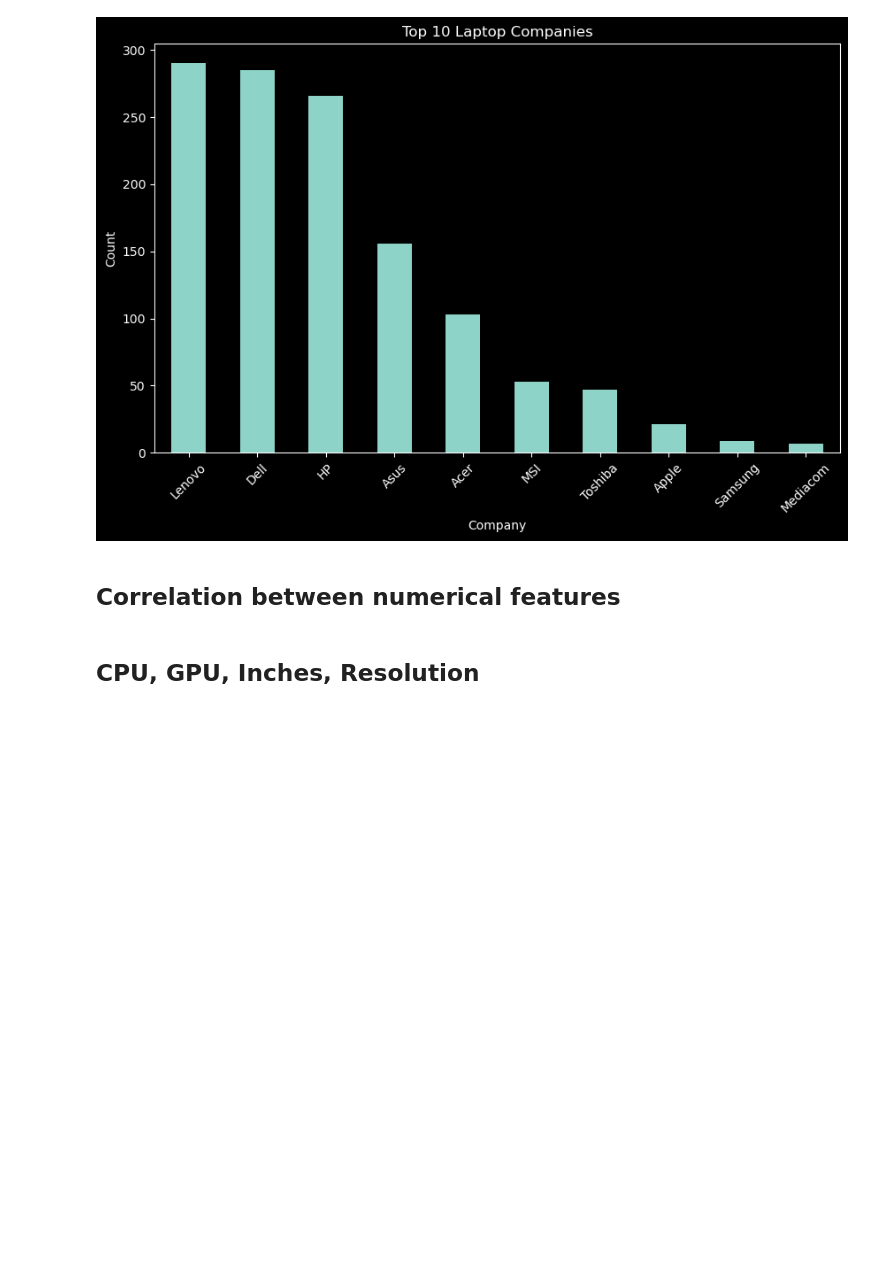
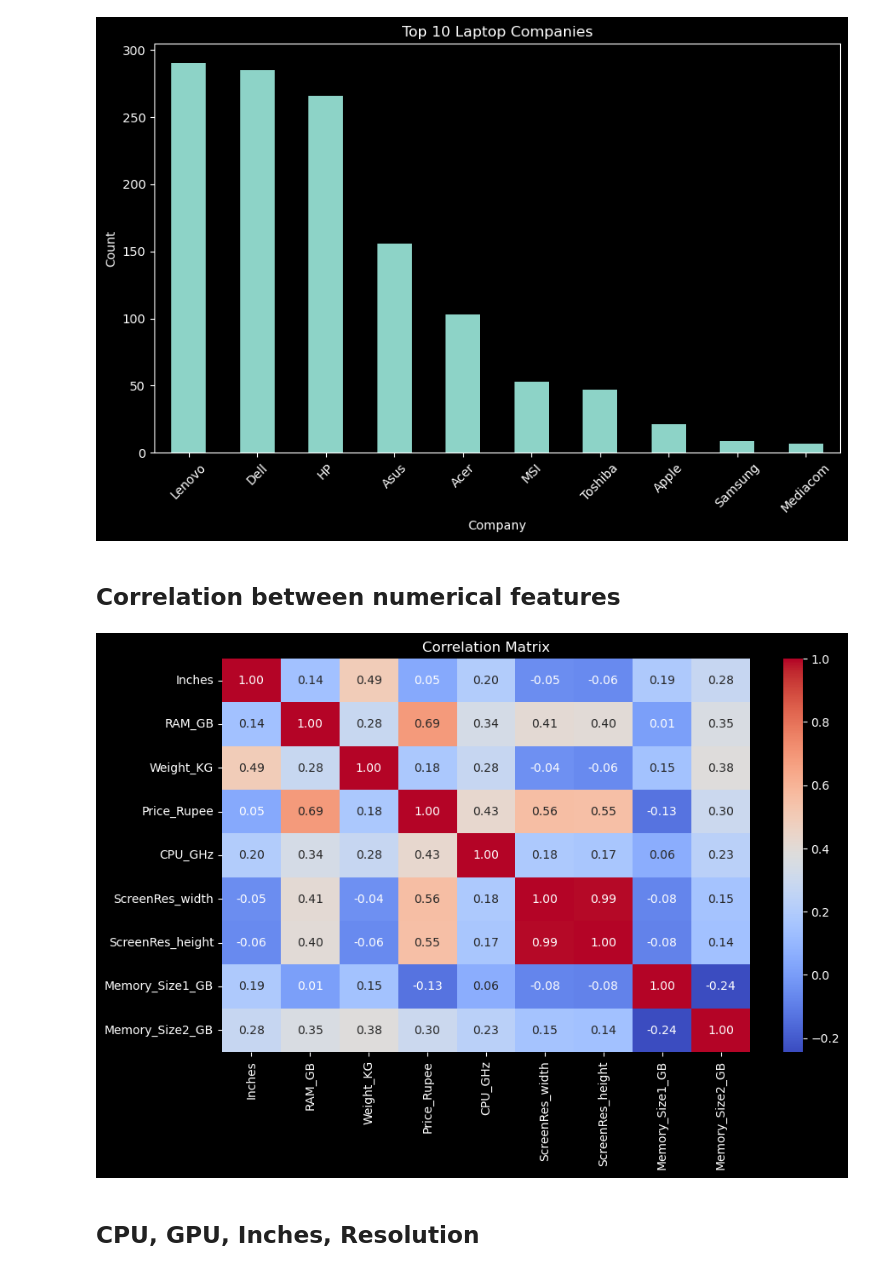
Before and after one commit to Ben-physics-dotcom/DataScience100DaysProjects, a Jupyter notebook: D_1_10/EDA.ipynb, the cells around one changed output. Drawn from its saved outputs; the diff is of its cells as text; code cells hidden in the pictures; blank space fills up the shorter version.

```diff
--- a/D_1_10/EDA.ipynb
+++ b/D_1_10/EDA.ipynb
@@ -86,5 +85,15 @@ plt.show()
 [figure]
 # %% [markdown]
 ## Correlation between numerical features
+# %%
+corr_cols = ['Inches', 'RAM_GB', 'Weight_KG', 'Price_Rupee', 'CPU_GHz', 'ScreenRes_width',
+    'ScreenRes_height', 'Memory_Size1_GB','Memory_Size2_GB']
+# %%
+plt.figure(figsize=(10, 6))
+sns.heatmap(data[corr_cols].corr(numeric_only=True), annot=True, cmap='coolwarm', fmt='.2f')
+plt.title('Correlation Matrix')
+plt.show()
+# %% [output]
+[figure, added]
 # %% [markdown]
 ## CPU, GPU, Inches, Resolution
```
Also changed, not shown: parts of 6 cells of this notebook.
